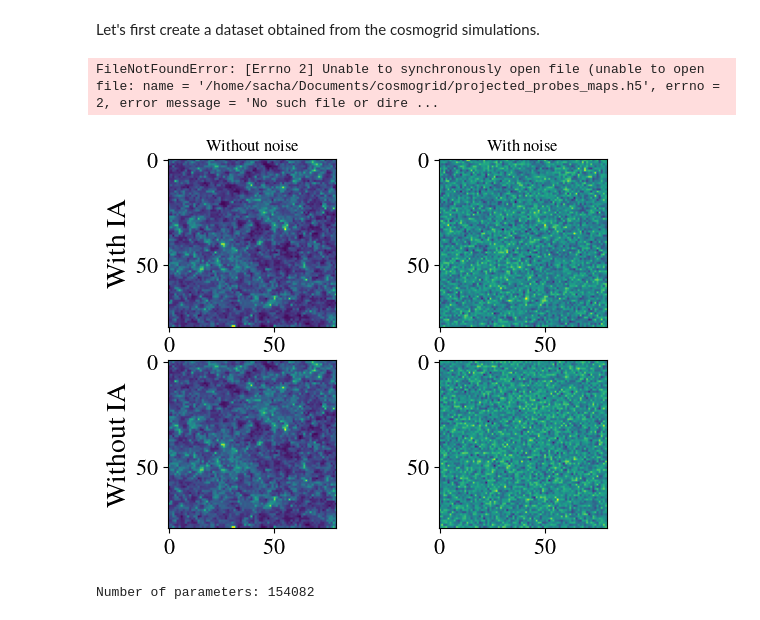
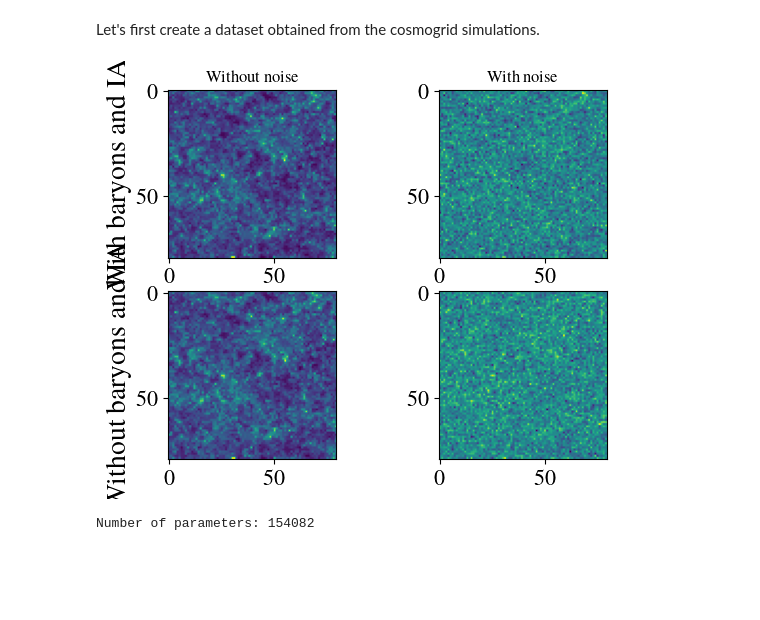
Before and after one commit to sachaguer/sbi_model_misspecification, a Jupyter notebook: cosmo.ipynb, the cells around one changed output. Saved outputs shown, nothing was run; the diff lists cells and outputs as text; code cells hidden in the pictures; blank space fills up the shorter version.

```diff
--- a/cosmo.ipynb
+++ b/cosmo.ipynb
@@ -101,12 +100,10 @@ m_data = h5py.File(path, "r")
 m_data = np.array(m_data["kg"][f"stage3_lensing{4}"]) + np.array(m_data["ia"][f'stage3_lensing{4}'])
 proj = hp.projector.GnomonicProj(rot=[0, 0, 0], xsize=xsize, ysize=xsize, reso=reso)
 m_data = proj.projmap(m_data, vec2pix_func=partial(hp.vec2pix, nside))
-path = "/home/sacha/Documents/cosmogrid/projected_probes_maps.h5"
+path = "/home/sacha/Documents/cosmogrid/projected_probes_maps_baryonified512.h5"
 m_data_mms = h5py.File(path, "r")
 m_data_mms = np.array(m_data_mms["kg"][f"stage3_lensing{4}"]) #Turn off intrinsic alignment
 m_data_mms = proj.projmap(m_data_mms, vec2pix_func=partial(hp.vec2pix, nside))
-# %% [output]
-FileNotFoundError: [Errno 2] Unable to synchronously open file (unable to open file: name = '/home/sacha/Documents/cosmogrid/projected_probes_maps.h5', errno = 2, error message = 'No such file or dire ...
 # %%
 plt.figure()
 
@@ -120,35 +117,35 @@ m_data_noise = dist.Independent(
     dist.Normal(
         m_data,
         sigma_e / jnp.sqrt(galaxy_density * (field_size*60/field_npix)**2),
     ),
     2,
 ).sample(key, (1,))
 
 plt.subplot(222)
 plt.title("With noise")
 plt.imshow(m_data_noise.squeeze())
 
 plt.subplot(223)
 
 plt.imshow(m_data_mms.squeeze())
 plt.ylabel("Without baryons and IA")
 
 key, master_key = jax.random.split(master_key)
 m_data_mms_noise = dist.Independent(
     dist.Normal(
         m_data_mms,
-        2*sigma_e / jnp.sqrt(galaxy_density * (field_size*60/field_npix)**2),
+        sigma_e / jnp.sqrt(galaxy_density * (field_size*60/field_npix)**2),
     ),
     2,
 ).sample(key, (1,))
 
 plt.subplot(224)
 
 plt.imshow(m_data_mms_noise.squeeze())
 
 plt.show()
 # %% [output]
-[figure, old version]
+[figure, new version]
 # %%
 params_name = [
     r"$\Omega_m$",
```
Also changed, not shown: parts of 1 cell of this notebook, 2 other files.
